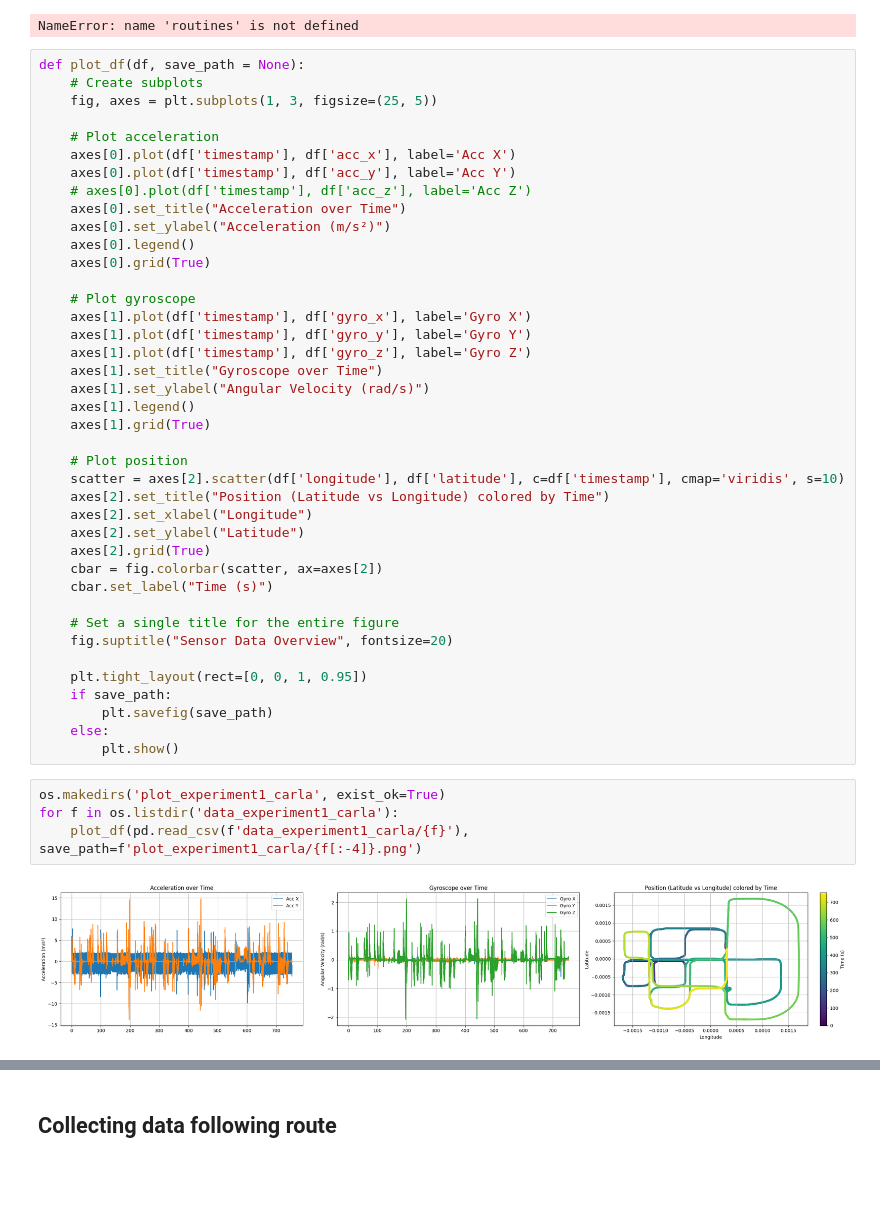
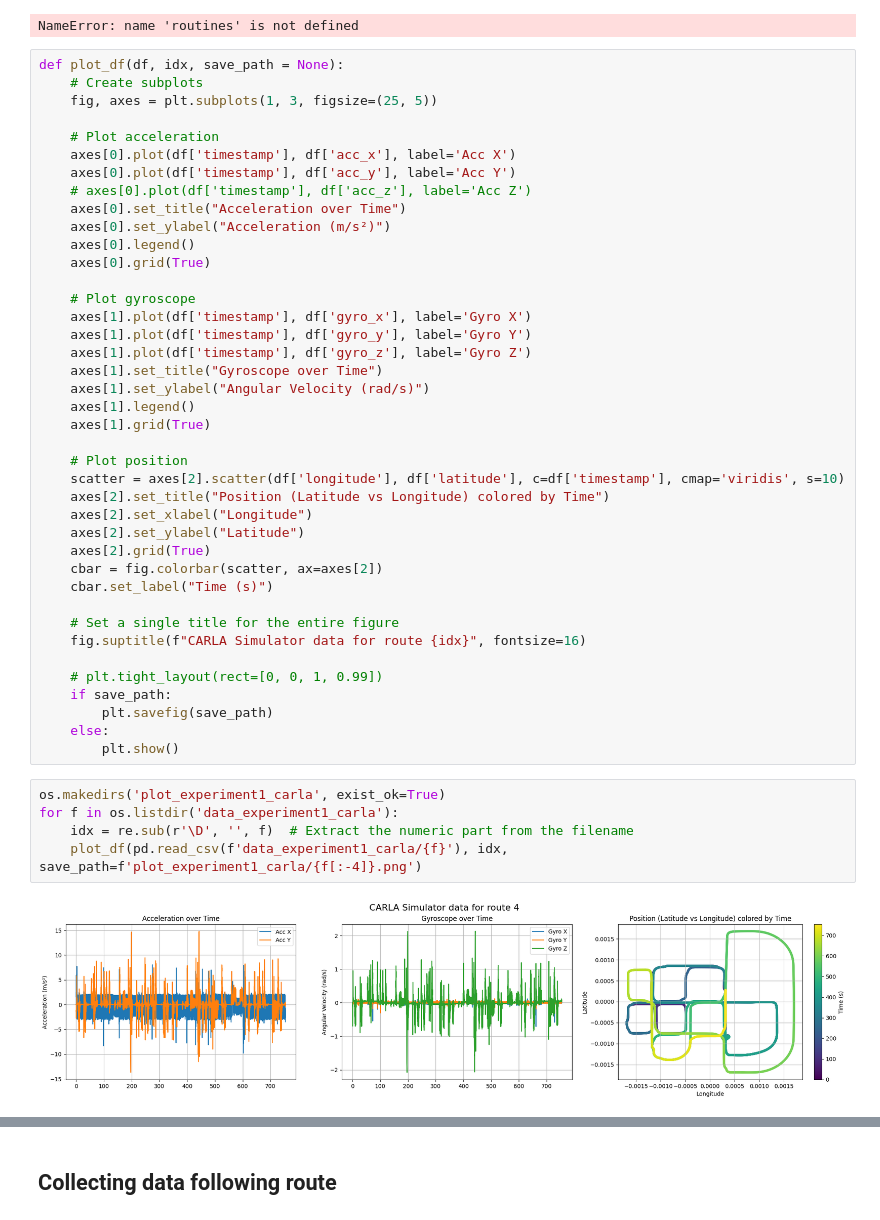
Before and after one commit to RenanFlorencio/carla_data_synthesis, a Jupyter notebook: synchronous.ipynb, the cells around one changed output, grey strips where cells are left out. Drawn from its saved outputs; the diff is of its cells as text; blank space fills up the shorter version.

```diff
--- a/synchronous.ipynb
+++ b/synchronous.ipynb
@@ -430,7 +431,7 @@ for i in range(3, 5):
 # %% [output]
 NameError: name 'routines' is not defined
 # %%
-def plot_df(df, save_path = None):
+def plot_df(df, idx, save_path = None):
     # Create subplots
     fig, axes = plt.subplots(1, 3, figsize=(25, 5))
 
@@ -462,9 +463,9 @@ def plot_df(df, save_path = None):
     cbar.set_label("Time (s)")
 
     # Set a single title for the entire figure
-    fig.suptitle("Sensor Data Overview", fontsize=20)
+    fig.suptitle(f"CARLA Simulator data for route {idx}", fontsize=16)
 
-    plt.tight_layout(rect=[0, 0, 1, 0.95])
+    # plt.tight_layout(rect=[0, 0, 1, 0.99])
     if save_path:
         plt.savefig(save_path)
     else:
@@ -472,6 +473,7 @@ def plot_df(df, save_path = None):
 # %%
 os.makedirs('plot_experiment1_carla', exist_ok=True)
 for f in os.listdir('data_experiment1_carla'):
-    plot_df(pd.read_csv(f'data_experiment1_carla/{f}'), save_path=f'plot_experiment1_carla/{f[:-4]}.png')
+    idx = re.sub(r'\D', '', f)  # Extract the numeric part from the filename
+    plot_df(pd.read_csv(f'data_experiment1_carla/{f}'), idx, save_path=f'plot_experiment1_carla/{f[:-4]}.png')
 # %% [output]
-[figure, old version]
+[figure, new version]
```
Also changed, not shown: parts of 2 cells of this notebook.
